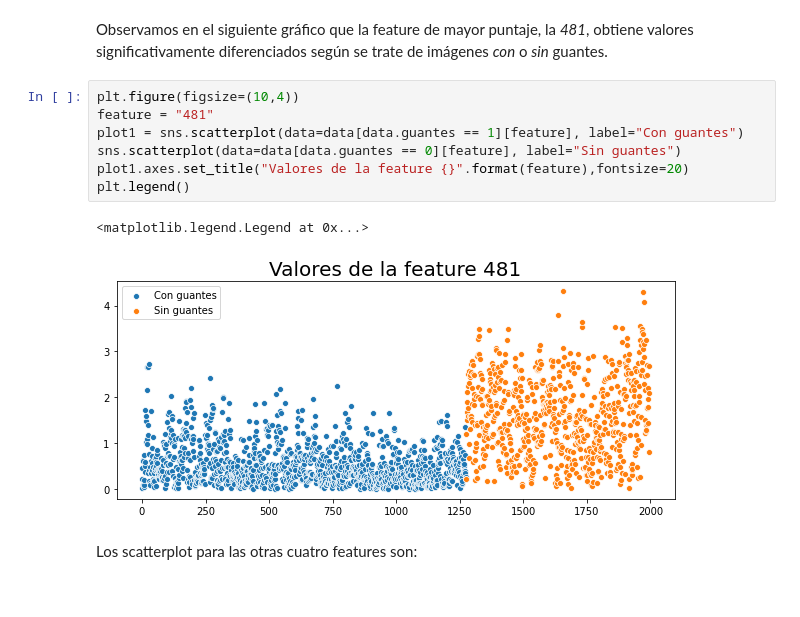
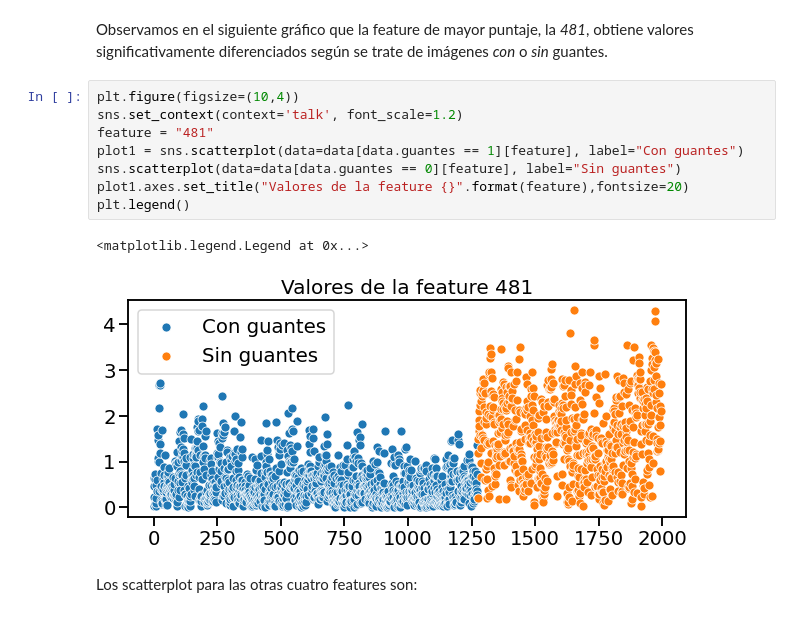
Before and after one commit to leorodriguez/mentoria-diplodatos-grupo2, a Jupyter notebook: mentoria_grupo2_entrega1.ipynb, the cells around one changed output. Saved outputs shown, nothing was run; the diff lists cells and outputs as text.

```diff
--- a/mentoria_grupo2_entrega1.ipynb
+++ b/mentoria_grupo2_entrega1.ipynb
@@ -331,14 +327,15 @@ Observamos en el siguiente gráfico que la feature de mayor puntaje, la *481*, o
 *con* o *sin* guantes.
 # %%
 plt.figure(figsize=(10,4))
+sns.set_context(context='talk', font_scale=1.2)
 feature = "481"
 plot1 = sns.scatterplot(data=data[data.guantes == 1][feature], label="Con guantes")
 sns.scatterplot(data=data[data.guantes == 0][feature], label="Sin guantes")
 plot1.axes.set_title("Valores de la feature {}".format(feature),fontsize=20)
 plt.legend()
 # %% [output]
 <matplotlib.legend.Legend at 0x...>
-[figure, old version]
+[figure, new version]
 # %% [markdown]
 Los scatterplot para las otras cuatro features son:
 # %%
```
Also changed, not shown: parts of 9 cells of this notebook.
